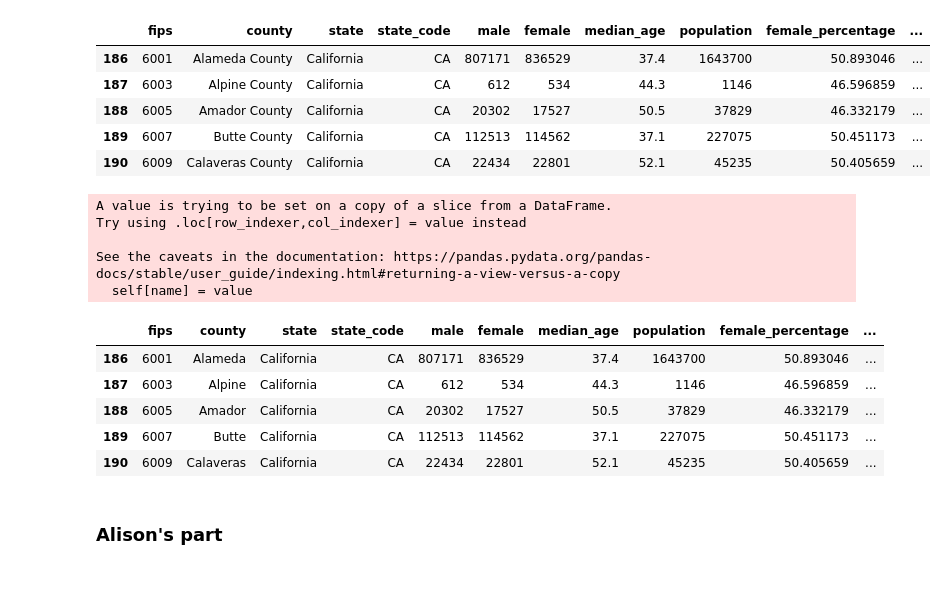
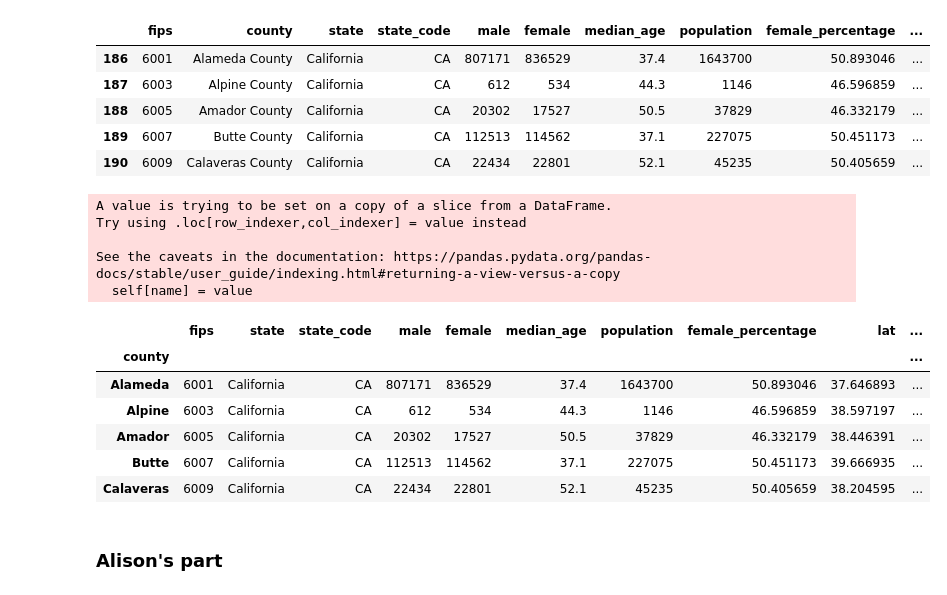
Before and after one commit to newbiecoder-123/ETL_project, a Jupyter notebook: etl_project.ipynb, the cells around one changed output. Cells and saved outputs as stored; diff of their text form; code cells hidden in the pictures.

```diff
--- a/etl_project.ipynb
+++ b/etl_project.ipynb
@@ -40,19 +40,21 @@ ca_county_df.head()
 # %%
 clean_county = ca_county_df.county.map(lambda x: x.replace(" County", ""))
 ca_county_df.county = clean_county
+ca_county_df.set_index("county", inplace=True)
 ca_county_df.head()
 # %% [output]
 A value is trying to be set on a copy of a slice from a DataFrame.
 Try using .loc[row_indexer,col_indexer] = value instead
 
 See the caveats in the documentation: https://pandas.pydata.org/pandas-docs/stable/user_guide/indexing.html#returning-a-view-versus-a-copy
   self[name] = value
-|  | fips | county | state | state_code | male | female | median_age | population | female_percentage | ... |
-| 186 | 6001 | Alameda | California | CA | 807171 | 836529 | 37.4 | 1643700 | 50.893046 | ... |
-| 187 | 6003 | Alpine | California | CA | 612 | 534 | 44.3 | 1146 | 46.596859 | ... |
-| 188 | 6005 | Amador | California | CA | 20302 | 17527 | 50.5 | 37829 | 46.332179 | ... |
-| 189 | 6007 | Butte | California | CA | 112513 | 114562 | 37.1 | 227075 | 50.451173 | ... |
-| 190 | 6009 | Calaveras | California | CA | 22434 | 22801 | 52.1 | 45235 | 50.405659 | ... |
+|  | fips | state | state_code | male | female | median_age | population | female_percentage | lat | ... |
+| county |  |  |  |  |  |  |  |  |  | ... |
+| Alameda | 6001 | California | CA | 807171 | 836529 | 37.4 | 1643700 | 50.893046 | 37.646893 | ... |
+| Alpine | 6003 | California | CA | 612 | 534 | 44.3 | 1146 | 46.596859 | 38.597197 | ... |
+| Amador | 6005 | California | CA | 20302 | 17527 | 50.5 | 37829 | 46.332179 | 38.446391 | ... |
+| Butte | 6007 | California | CA | 112513 | 114562 | 37.1 | 227075 | 50.451173 | 39.666935 | ... |
+| Calaveras | 6009 | California | CA | 22434 | 22801 | 52.1 | 45235 | 50.405659 | 38.204595 | ... |
 # %%
 # export a clean csv
 ca_county_df.to_csv('ca_county_clean.csv')
```
Also changed, not shown: parts of 9 cells of this notebook, 3 other files.
